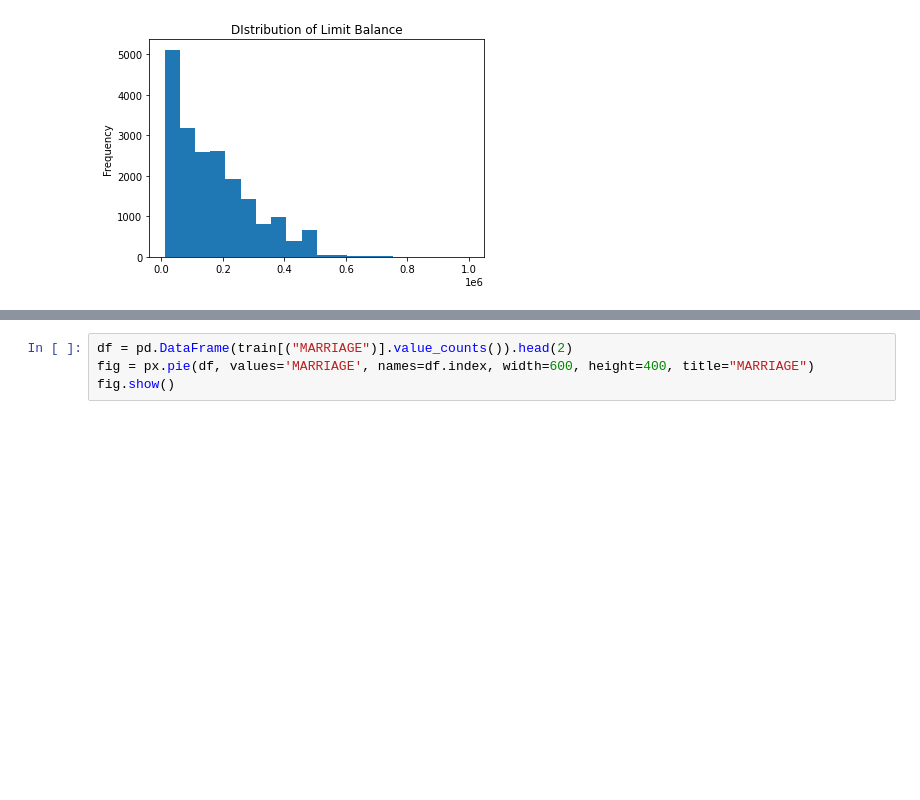
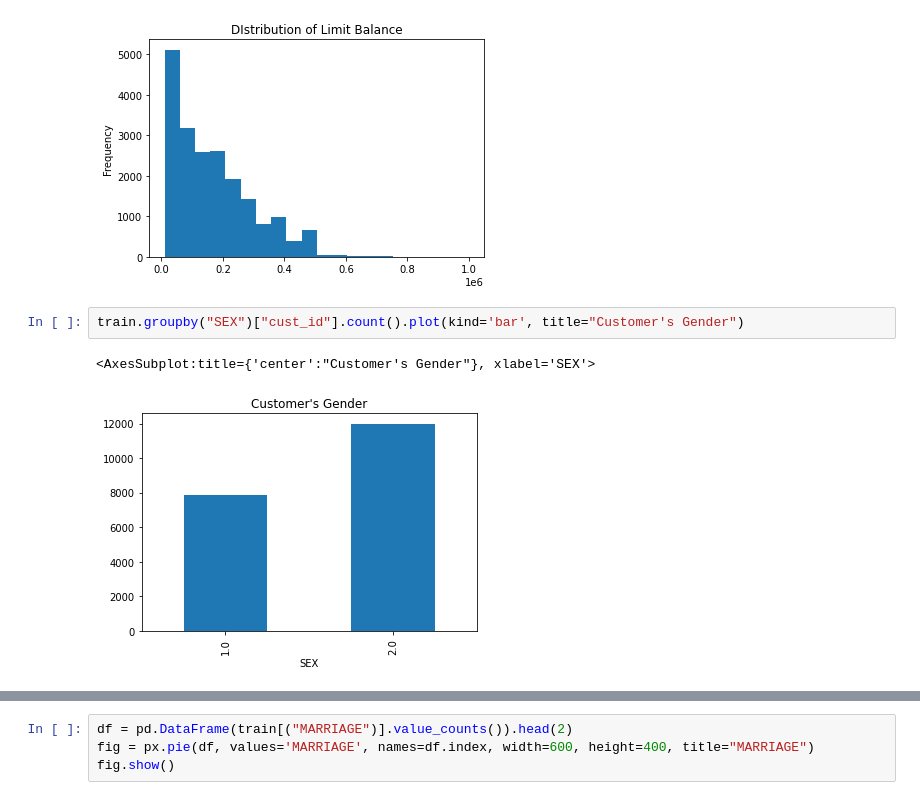
Before and after one commit to inderrana/credit_card_default_predictions, a Jupyter notebook: code/Group_project_SML.ipynb, the cells around one changed output, grey strips where cells are left out. Saved outputs shown, nothing was run; the diff lists cells and outputs as text; blank space fills up the shorter version.

```diff
--- a/code/Group_project_SML.ipynb
+++ b/code/Group_project_SML.ipynb
@@ -173,3 +172,8 @@ train.LIMIT_BAL.plot.hist(bins=20, title = "DIstribution of Limit Balance")
 # %% [output]
 <AxesSubplot:title={'center':'DIstribution of Limit Balance'}, ylabel='Frequency'>
 [figure]
+# %%
+train.groupby("SEX")["cust_id"].count().plot(kind='bar', title="Customer's Gender")
+# %% [output]
+<AxesSubplot:title={'center':"Customer's Gender"}, xlabel='SEX'>
+[figure, added]
```
Also changed, not shown: parts of 46 cells of this notebook, 1 other file.
